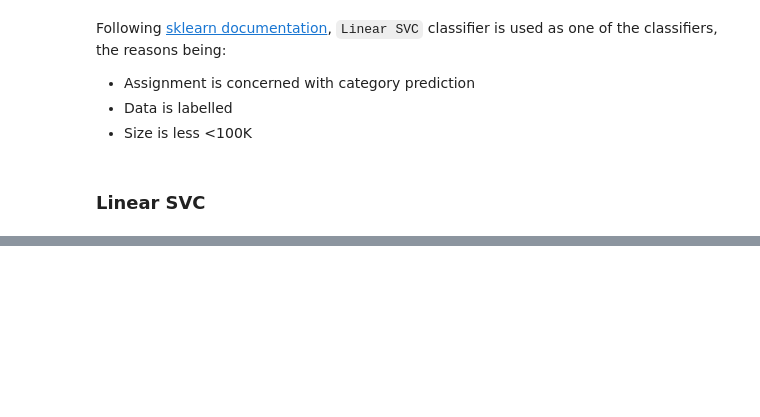
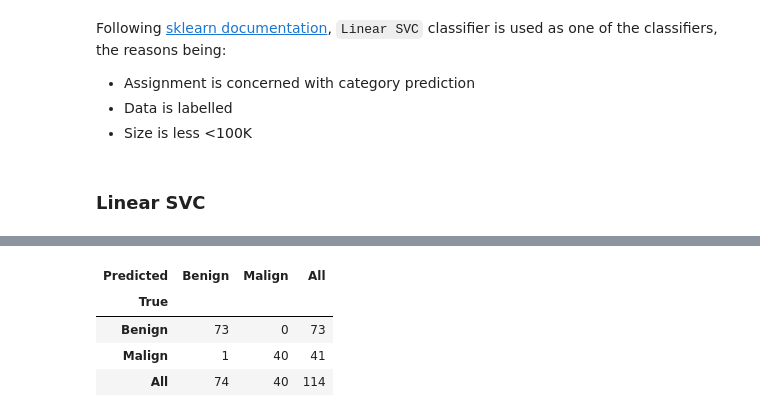
Before and after one commit to konradedgar/wdbc, a Jupyter notebook: wbc_anls.ipynb, the cells around one changed output, grey strips where cells are left out. Drawn from its saved outputs; the diff is of its cells as text; code cells hidden in the pictures; blank space fills up the shorter version.

```diff
--- a/wbc_anls.ipynb
+++ b/wbc_anls.ipynb
@@ -337,0 +397,11 @@ Following [sklearn documentation](http://scikit-learn.org/stable/tutorial/machin
+# %%
+pred_clf_sgd = clf_sgd.predict(dta_test)
+# %%
+pd.crosstab(dta_class_tst.values.ravel(),
+            pred_clf_sgd, rownames=['True'], colnames=['Predicted'], margins=True)
+# %% [output]
+| Predicted | Benign | Malign | All |
+| True |  |  |  |
+| Benign | 73 | 0 | 73 |
+| Malign | 1 | 40 | 41 |
+| All | 74 | 40 | 114 |
```
Also changed, not shown: parts of 19 cells of this notebook.
